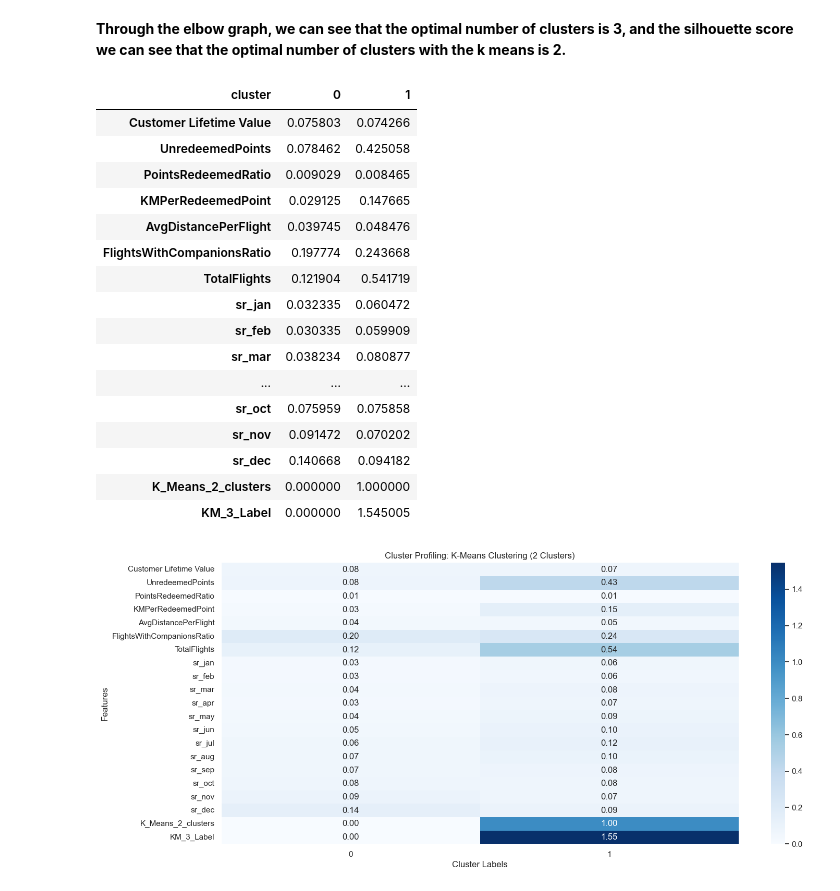
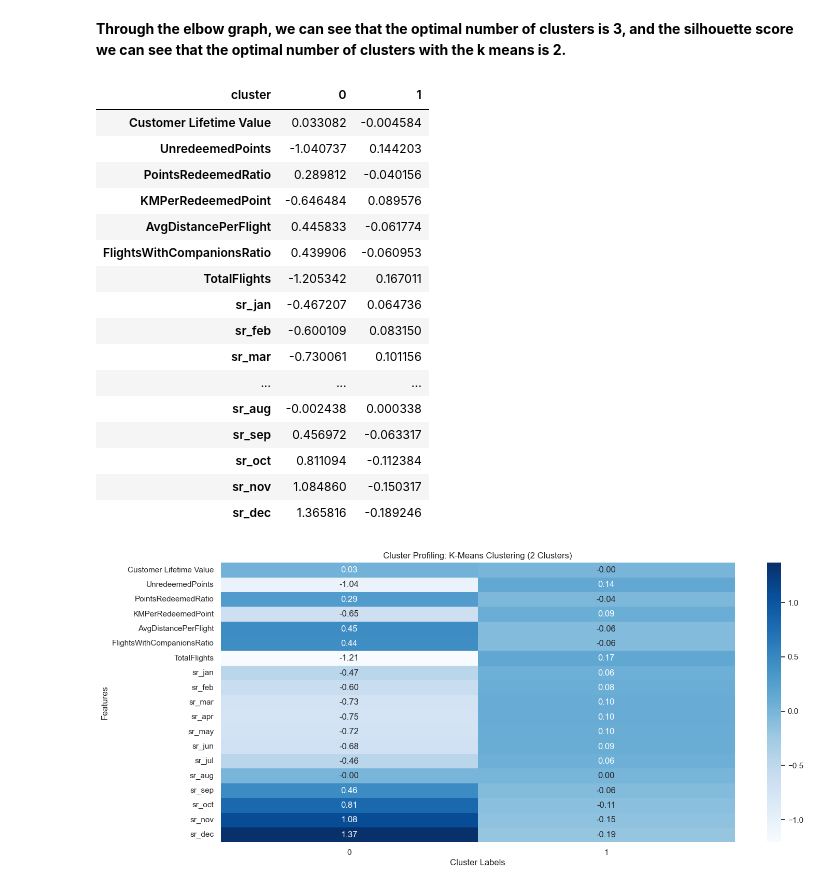
Before and after one commit to calcoafrancisca/Group-39---DM---Part2, a Jupyter notebook: Value-Based-Perspective.ipynb, the cells around one changed output. Drawn from its saved outputs; the diff is of its cells as text; code cells hidden in the pictures.

```diff
--- a/Value-Based-Perspective.ipynb
+++ b/Value-Based-Perspective.ipynb
@@ -138,6 +113,12 @@ value_features = [
 ]
 
 df_value_based = df_value_based[value_features]
+# %%
+# Transform the features in df_value_based as needed (e.g., scaling, normalization)
+scaler = StandardScaler()
+df_value_based_scaled = scaler.fit_transform(df_value_based)
+
+df_value_based = pd.DataFrame(df_value_based_scaled, columns=value_features)
 # %% [markdown]
 # Hierarchical Clustering
 # %%
@@ -428,43 +413,43 @@ plt.show()
 # %%
 km = KMeans(n_clusters=2, init="k-means++", random_state=94)
 km_labels_2 = km.fit_predict(df_value_based)
 
-cluster_profile_knn2 = pd.DataFrame(df_value_based.values,
+cluster_profile_k2 = pd.DataFrame(df_value_based.values,
                                  columns=df_value_based.columns) \
                     .assign(cluster=km_labels_2) \
                     .groupby("cluster").mean()
 
-display(cluster_profile_knn2.T)
+display(cluster_profile_k2.T)
 
 plt.figure(figsize=(16,7))
-sns.heatmap(cluster_profile_knn2.T,
+sns.heatmap(cluster_profile_k2.T,
             cmap="Blues",
             annot=True,
             fmt=".2f")
 
 plt.title("Cluster Profiling: K-Means Clustering (2 Clusters)")
 plt.xlabel("Cluster Labels")
 plt.ylabel("Features")
 plt.show()
 # %% [output]
 | cluster | 0 | 1 |
-| Customer Lifetime Value | 0.075803 | 0.074266 |
-| UnredeemedPoints | 0.078462 | 0.425058 |
-| PointsRedeemedRatio | 0.009029 | 0.008465 |
-| KMPerRedeemedPoint | 0.029125 | 0.147665 |
-| AvgDistancePerFlight | 0.039745 | 0.048476 |
-| FlightsWithCompanionsRatio | 0.197774 | 0.243668 |
-| TotalFlights | 0.121904 | 0.541719 |
-| sr_jan | 0.032335 | 0.060472 |
-| sr_feb | 0.030335 | 0.059909 |
-| sr_mar | 0.038234 | 0.080877 |
+| Customer Lifetime Value | 0.033082 | -0.004584 |
+| UnredeemedPoints | -1.040737 | 0.144203 |
+| PointsRedeemedRatio | 0.289812 | -0.040156 |
+| KMPerRedeemedPoint | -0.646484 | 0.089576 |
+| AvgDistancePerFlight | 0.445833 | -0.061774 |
+| FlightsWithCompanionsRatio | 0.439906 | -0.060953 |
+| TotalFlights | -1.205342 | 0.167011 |
+| sr_jan | -0.467207 | 0.064736 |
+| sr_feb | -0.600109 | 0.083150 |
+| sr_mar | -0.730061 | 0.101156 |
 | ... | ... | ... |
-| sr_oct | 0.075959 | 0.075858 |
-| sr_nov | 0.091472 | 0.070202 |
-| sr_dec | 0.140668 | 0.094182 |
-| K_Means_2_clusters | 0.000000 | 1.000000 |
-| KM_3_Label | 0.000000 | 1.545005 |
+| sr_aug | -0.002438 | 0.000338 |
+| sr_sep | 0.456972 | -0.063317 |
+| sr_oct | 0.811094 | -0.112384 |
+| sr_nov | 1.084860 | -0.150317 |
+| sr_dec | 1.365816 | -0.189246 |
-[figure, old version]
+[figure, new version]
 # %%
 km = KMeans(n_clusters=3, init="k-means++", random_state=94)
 km_labels_3 = km.fit_predict(df_value_based)
```
Also changed, not shown: parts of 28 cells of this notebook.
